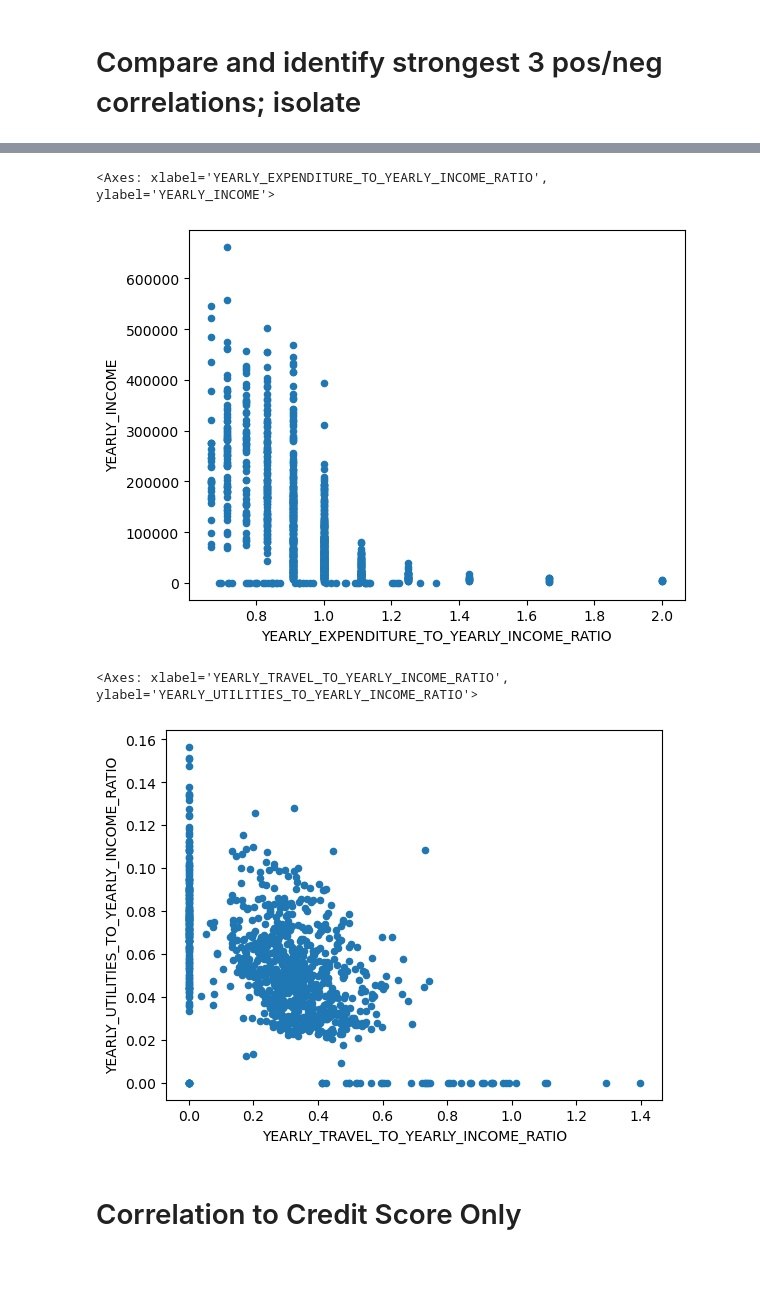
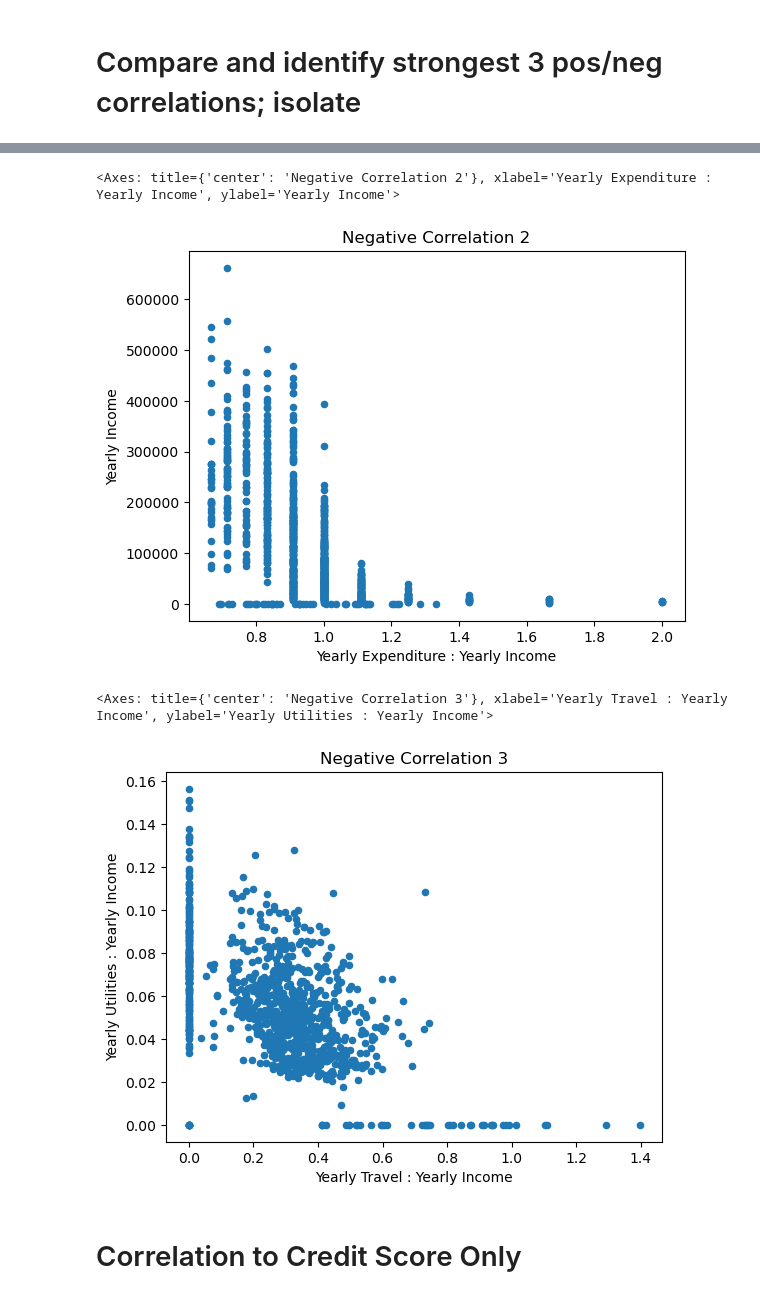
Before and after one commit to duffind/Project_1_Credit_Safari, a Jupyter notebook: Consumer Credit Analysis-main.ipynb, the cells around one changed output, grey strips where cells are left out. Saved outputs shown, nothing was run; the diff lists cells and outputs as text; code cells hidden in the pictures; blank space fills up the shorter version.

```diff
--- a/Consumer Credit Analysis-main.ipynb
+++ b/Consumer Credit Analysis-main.ipynb
@@ -196,13 +295,15 @@ credit_score.plot(x='CREDIT_SCORE', y='CURRENT_DEBT_TO_YEARLY_INCOME_RATIO', kin
 # %%
-credit_score.plot(x='YEARLY_EXPENDITURE_TO_YEARLY_INCOME_RATIO', y='YEARLY_INCOME', kind='scatter')
+credit_score_df.plot(x='Yearly Expenditure : Yearly Income', y='Yearly Income', kind='scatter',
+                    title='Negative Correlation 2')
 # %% [output]
-<Axes: xlabel='YEARLY_EXPENDITURE_TO_YEARLY_INCOME_RATIO', ylabel='YEARLY_INCOME'>
+<Axes: title={'center': 'Negative Correlation 2'}, xlabel='Yearly Expenditure : Yearly Income', ylabel='Yearly Income'>
-[figure, old version]
+[figure, new version]
 # %%
-credit_score.plot(x='YEARLY_TRAVEL_TO_YEARLY_INCOME_RATIO', y='YEARLY_UTILITIES_TO_YEARLY_INCOME_RATIO', kind='scatter')
+credit_score_df.plot(x='Yearly Travel : Yearly Income', y='Yearly Utilities : Yearly Income', kind='scatter',
+                    title='Negative Correlation 3')
 # %% [output]
-<Axes: xlabel='YEARLY_TRAVEL_TO_YEARLY_INCOME_RATIO', ylabel='YEARLY_UTILITIES_TO_YEARLY_INCOME_RATIO'>
+<Axes: title={'center': 'Negative Correlation 3'}, xlabel='Yearly Travel : Yearly Income', ylabel='Yearly Utilities : Yearly Income'>
-[figure, old version]
+[figure, new version]
 # %% [markdown]
 # Correlation to Credit Score Only
 # %%
```
Also changed, not shown: parts of 63 cells of this notebook.
